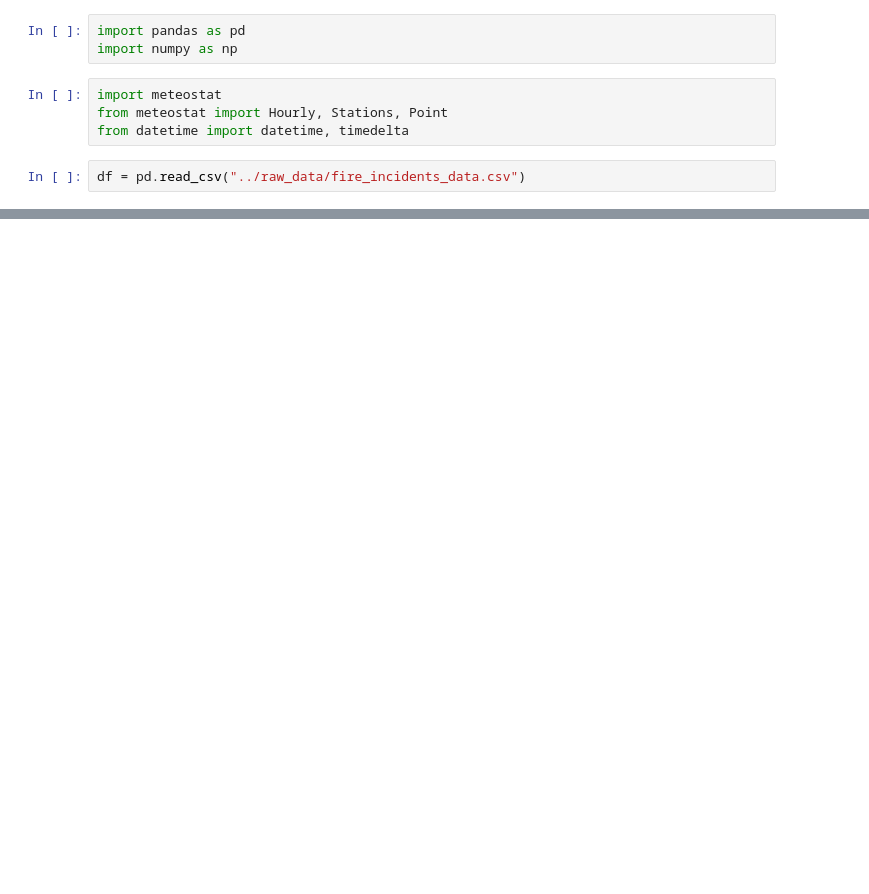
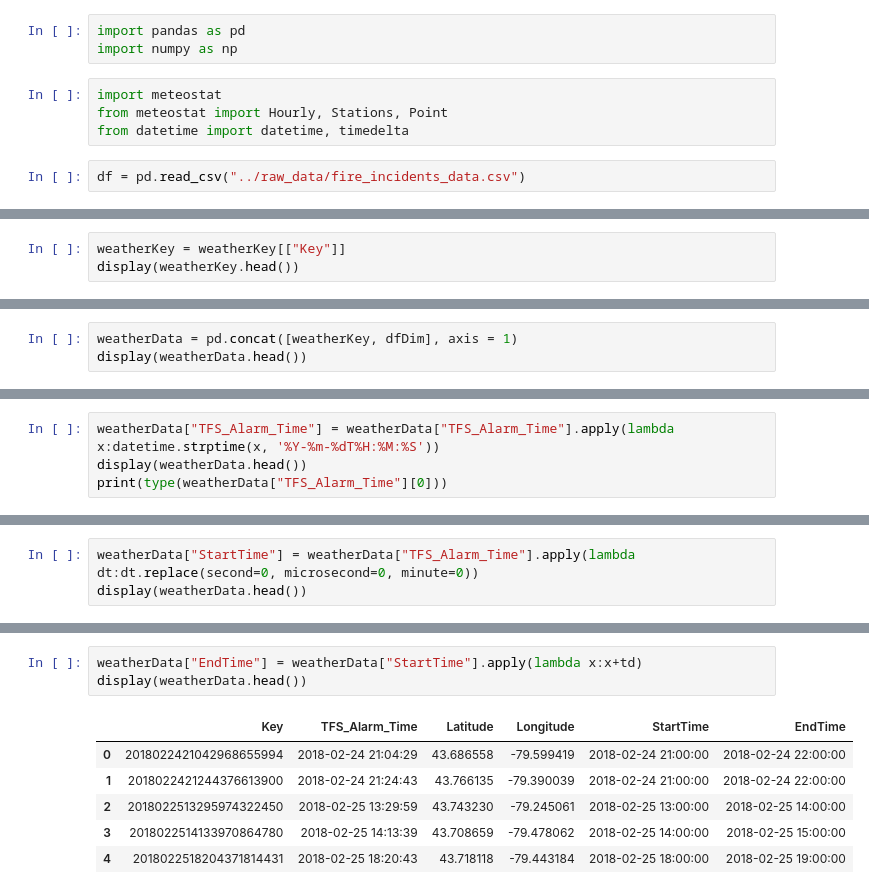
Before and after one commit to AmyLDunn/CSI4142-Project, a Jupyter notebook: code/GetWeatherData.ipynb, the cells around one changed output, grey strips where cells are left out. Saved outputs shown, nothing was run; the diff lists cells and outputs as text; blank space fills up the shorter version.

```diff
--- a/code/GetWeatherData.ipynb
+++ b/code/GetWeatherData.ipynb
@@ -258,0 +171,3 @@ dfWeather.to_csv("Weather.csv")
+# %%
+weatherKey = weatherKey[["Key"]]
+display(weatherKey.head())
@@ -258,0 +181,3 @@ dfWeather.to_csv("Weather.csv")
+# %%
+weatherData = pd.concat([weatherKey, dfDim], axis = 1)
+display(weatherData.head())
@@ -258,0 +195,4 @@ dfWeather.to_csv("Weather.csv")
+# %%
+weatherData["TFS_Alarm_Time"] = weatherData["TFS_Alarm_Time"].apply(lambda x:datetime.strptime(x, '%Y-%m-%dT%H:%M:%S'))
+display(weatherData.head())
+print(type(weatherData["TFS_Alarm_Time"][0]))
@@ -258,0 +207,3 @@ dfWeather.to_csv("Weather.csv")
+# %%
+weatherData["StartTime"] = weatherData["TFS_Alarm_Time"].apply(lambda dt:dt.replace(second=0, microsecond=0, minute=0))
+display(weatherData.head())
@@ -258,0 +217,10 @@ dfWeather.to_csv("Weather.csv")
+# %%
+weatherData["EndTime"] = weatherData["StartTime"].apply(lambda x:x+td)
+display(weatherData.head())
+# %% [output]
+|  | Key | TFS_Alarm_Time | Latitude | Longitude | StartTime | EndTime |
+| 0 | 2018022421042968655994 | 2018-02-24 21:04:29 | 43.686558 | -79.599419 | 2018-02-24 21:00:00 | 2018-02-24 22:00:00 |
+| 1 | 2018022421244376613900 | 2018-02-24 21:24:43 | 43.766135 | -79.390039 | 2018-02-24 21:00:00 | 2018-02-24 22:00:00 |
+| 2 | 2018022513295974322450 | 2018-02-25 13:29:59 | 43.743230 | -79.245061 | 2018-02-25 13:00:00 | 2018-02-25 14:00:00 |
+| 3 | 2018022514133970864780 | 2018-02-25 14:13:39 | 43.708659 | -79.478062 | 2018-02-25 14:00:00 | 2018-02-25 15:00:00 |
+| 4 | 2018022518204371814431 | 2018-02-25 18:20:43 | 43.718118 | -79.443184 | 2018-02-25 18:00:00 | 2018-02-25 19:00:00 |
```
Also changed, not shown: parts of 53 cells of this notebook, 1 other file.
